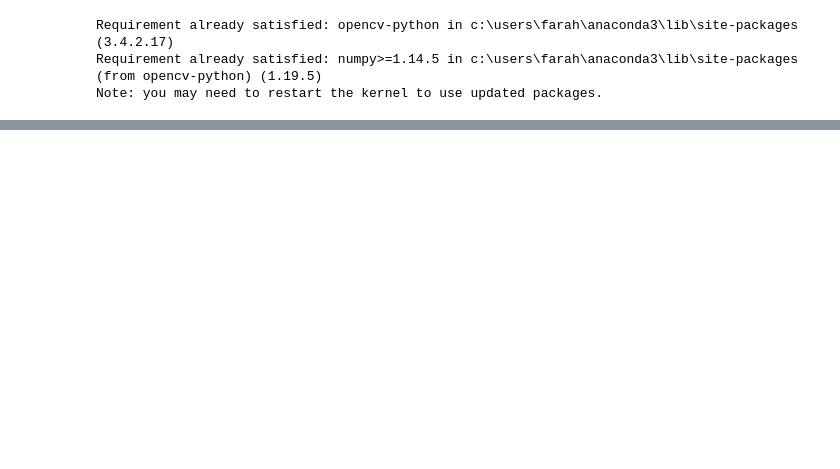
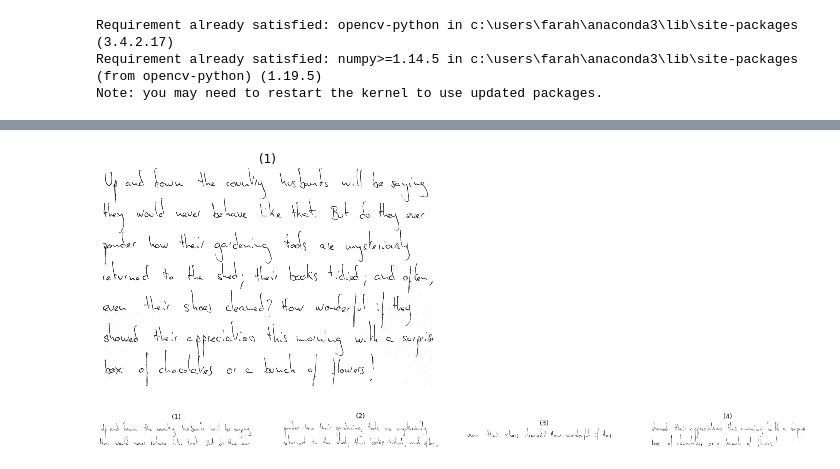
Before and after one commit to SondosElMoataz/Writer-Identification-System, a Jupyter notebook: Writer-Identification-System.ipynb, the cells around one changed output, grey strips where cells are left out. Drawn from its saved outputs; the diff is of its cells as text; code cells hidden in the pictures; blank space fills up the shorter version.

```diff
--- a/Writer-Identification-System.ipynb
+++ b/Writer-Identification-System.ipynb
@@ -641,0 +1095,8 @@ ADA2 Classifier Accuracy:  98.0 %
+# %%
+img = cv2.imread('b04-103.png',0)
+greyscale1, binarized1, segmentsBinarized1, segmentsGrey1 = Preprocess(img)
+show_images([greyscale1])
+show_images(segmentsGrey1)
+# %% [output]
+[figure, added]
+[figure, added]
```
Also changed, not shown: parts of 14 cells of this notebook, 6 other files.
